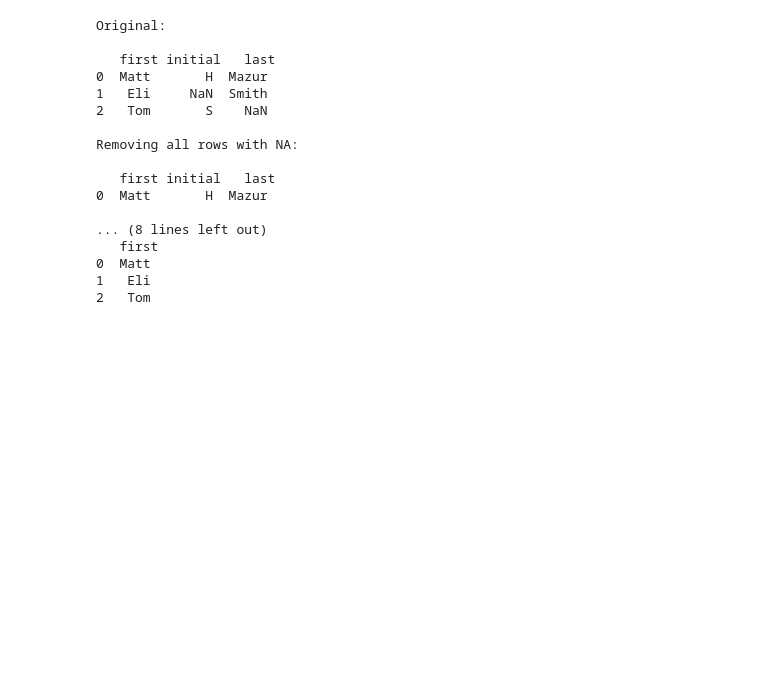
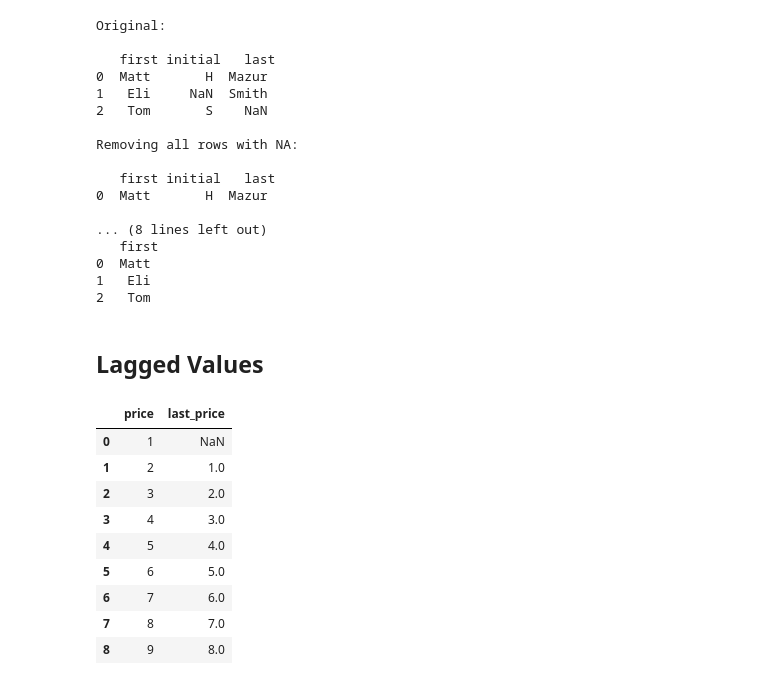
Before and after one commit to mattm/python-cheat-sheet, a Jupyter notebook: Data Frames.ipynb, the cells around one changed output. Cells and saved outputs as stored; diff of their text form; code cells hidden in the pictures; blank space fills up the shorter version.

```diff
--- a/Data Frames.ipynb
+++ b/Data Frames.ipynb
@@ -33,3 +33,22 @@ Removing all rows with NA:
 0  Matt
 1   Eli
 2   Tom
+# %% [markdown]
+## Lagged Values
+# %%
+df = pd.DataFrame({
+    "price": range(1, 11)
+})
+df["last_price"] = df["price"].shift()
+df
+# %% [output]
+|  | price | last_price |
+| 0 | 1 | NaN |
+| 1 | 2 | 1.0 |
+| 2 | 3 | 2.0 |
+| 3 | 4 | 3.0 |
+| 4 | 5 | 4.0 |
+| 5 | 6 | 5.0 |
+| 6 | 7 | 6.0 |
+| 7 | 8 | 7.0 |
+| 8 | 9 | 8.0 |
```
Also changed, not shown: parts of 18 cells of this notebook, 10 other files.
